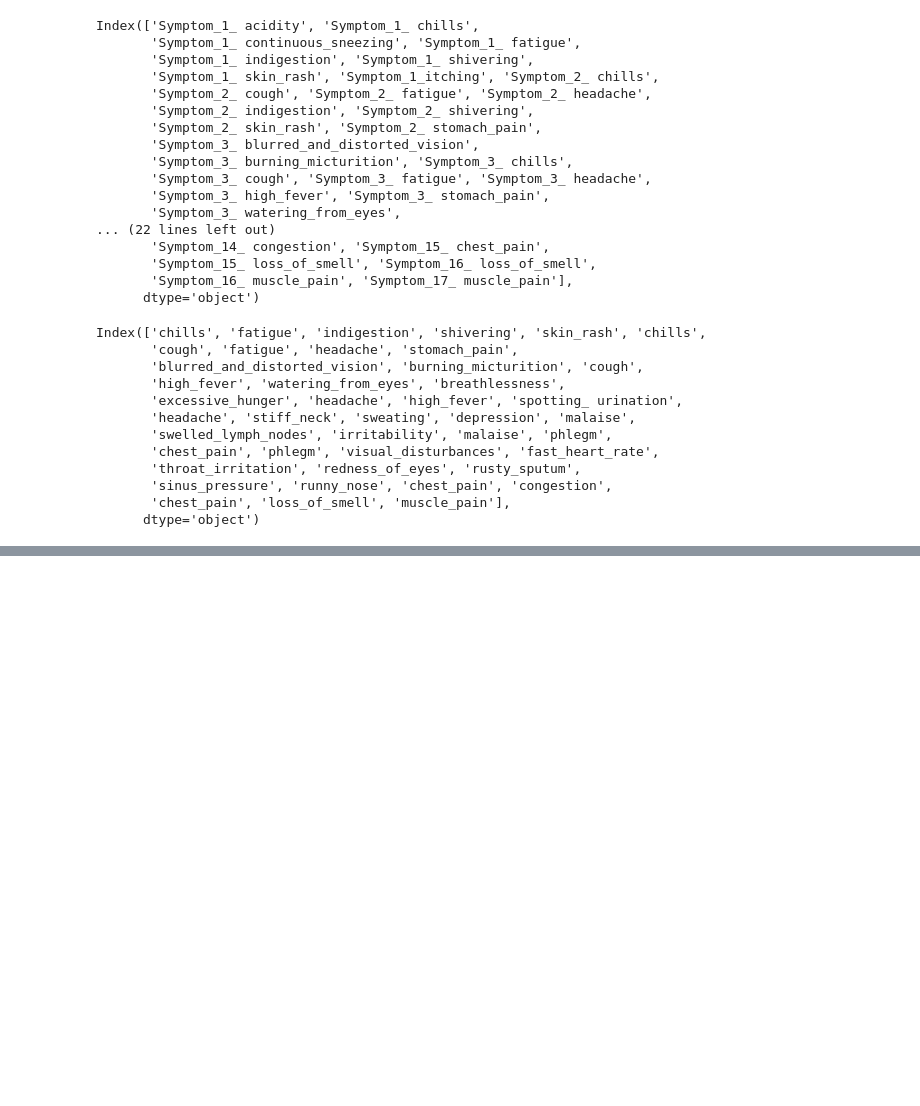
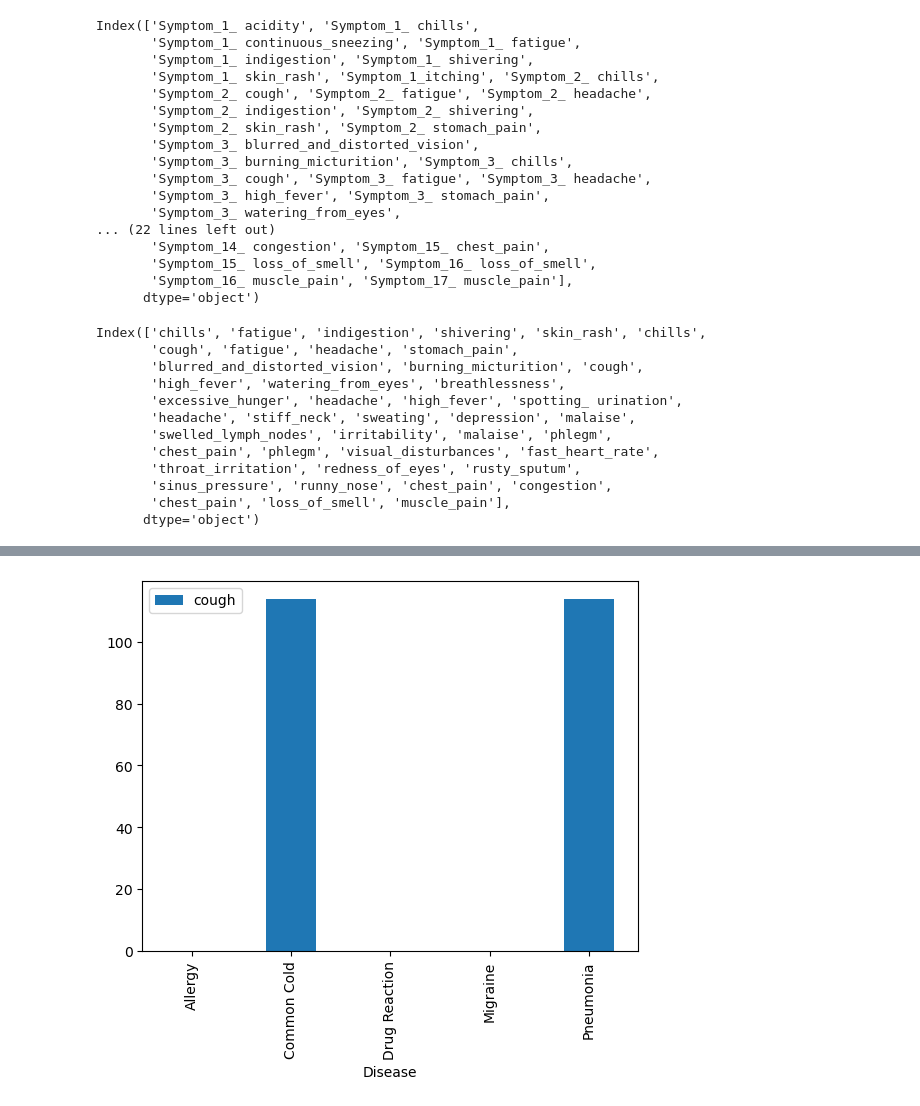
Before and after one commit to lvit001/Project-4, a Jupyter notebook: Lori/Data_Processing.ipynb, the cells around one changed output, grey strips where cells are left out. Saved outputs shown, nothing was run; the diff lists cells and outputs as text; code cells hidden in the pictures; blank space fills up the shorter version.

```diff
--- a/Lori/Data_Processing.ipynb
+++ b/Lori/Data_Processing.ipynb
@@ -204,0 +310,5 @@ Index(['acidity', 'chills1', 'continuous_sneezing', 'fatigue1', 'indigestion1',
+# %%
+# Plot for cough
+plot_diseases(disease_groupby, 'cough')
+# %% [output]
+[figure, added]
```
Also changed, not shown: parts of 14 cells of this notebook.
